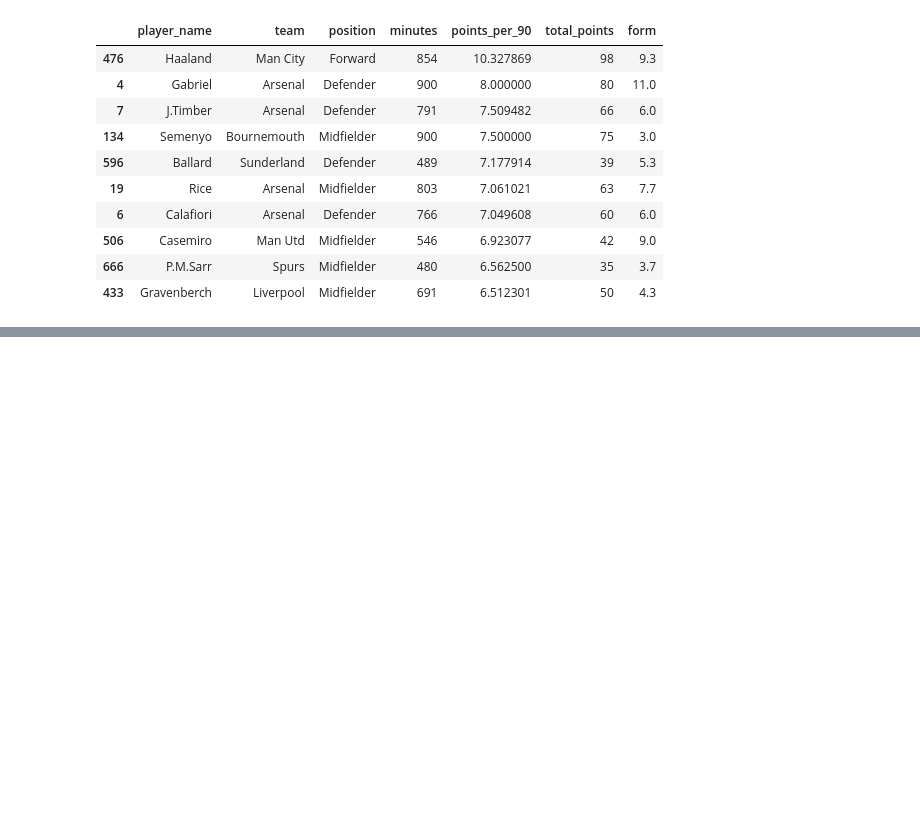
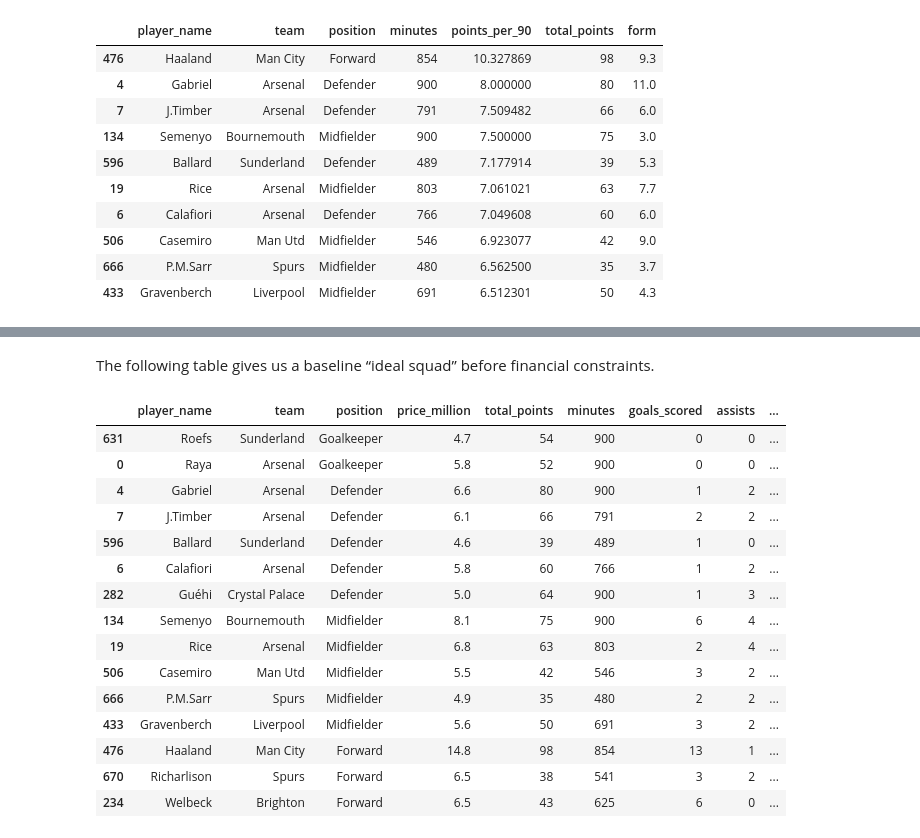
Before and after one commit to SamAbr/FPL-Squad-Selection, a Jupyter notebook: FPL.ipynb, the cells around one changed output, grey strips where cells are left out. Cells and saved outputs as stored; diff of their text form; code cells hidden in the pictures; blank space fills up the shorter version.

```diff
--- a/FPL.ipynb
+++ b/FPL.ipynb
@@ -439,0 +442,8 @@ fpl_filtered.sort_values('points_per_90', ascending=False).head(10)[
+# %%
+# Split into positional lists
+gk = fpl_filtered[fpl_filtered['position'] == 'Goalkeeper'].sort_values(by='points_per_90', ascending=False)
+defenders = fpl_filtered[fpl_filtered['position'] == 'Defender'].sort_values(by='points_per_90', ascending=False)
+midfielders = fpl_filtered[fpl_filtered['position'] == 'Midfielder'].sort_values(by='points_per_90', ascending=False)
+forwards = fpl_filtered[fpl_filtered['position'] == 'Forward'].sort_values(by='points_per_90', ascending=False)
+
+gk.head()
@@ -439,0 +484,28 @@ fpl_filtered.sort_values('points_per_90', ascending=False).head(10)[
+# %% [markdown]
+The following table gives us a baseline “ideal squad” before financial constraints.
+# %%
+initial_squad = pd.concat([
+    gk.head(2),
+    defenders.head(5),
+    midfielders.head(5),
+    forwards.head(3)
+])
+
+initial_squad
+# %% [output]
+|  | player_name | team | position | price_million | total_points | minutes | goals_scored | assists | ... |
+| 631 | Roefs | Sunderland | Goalkeeper | 4.7 | 54 | 900 | 0 | 0 | ... |
+| 0 | Raya | Arsenal | Goalkeeper | 5.8 | 52 | 900 | 0 | 0 | ... |
+| 4 | Gabriel | Arsenal | Defender | 6.6 | 80 | 900 | 1 | 2 | ... |
+| 7 | J.Timber | Arsenal | Defender | 6.1 | 66 | 791 | 2 | 2 | ... |
+| 596 | Ballard | Sunderland | Defender | 4.6 | 39 | 489 | 1 | 0 | ... |
+| 6 | Calafiori | Arsenal | Defender | 5.8 | 60 | 766 | 1 | 2 | ... |
+| 282 | Guéhi | Crystal Palace | Defender | 5.0 | 64 | 900 | 1 | 3 | ... |
+| 134 | Semenyo | Bournemouth | Midfielder | 8.1 | 75 | 900 | 6 | 4 | ... |
+| 19 | Rice | Arsenal | Midfielder | 6.8 | 63 | 803 | 2 | 4 | ... |
+| 506 | Casemiro | Man Utd | Midfielder | 5.5 | 42 | 546 | 3 | 2 | ... |
+| 666 | P.M.Sarr | Spurs | Midfielder | 4.9 | 35 | 480 | 2 | 2 | ... |
+| 433 | Gravenberch | Liverpool | Midfielder | 5.6 | 50 | 691 | 3 | 2 | ... |
+| 476 | Haaland | Man City | Forward | 14.8 | 98 | 854 | 13 | 1 | ... |
+| 670 | Richarlison | Spurs | Forward | 6.5 | 38 | 541 | 3 | 2 | ... |
+| 234 | Welbeck | Brighton | Forward | 6.5 | 43 | 625 | 6 | 0 | ... |
```
Also changed, not shown: parts of 7 cells of this notebook.
